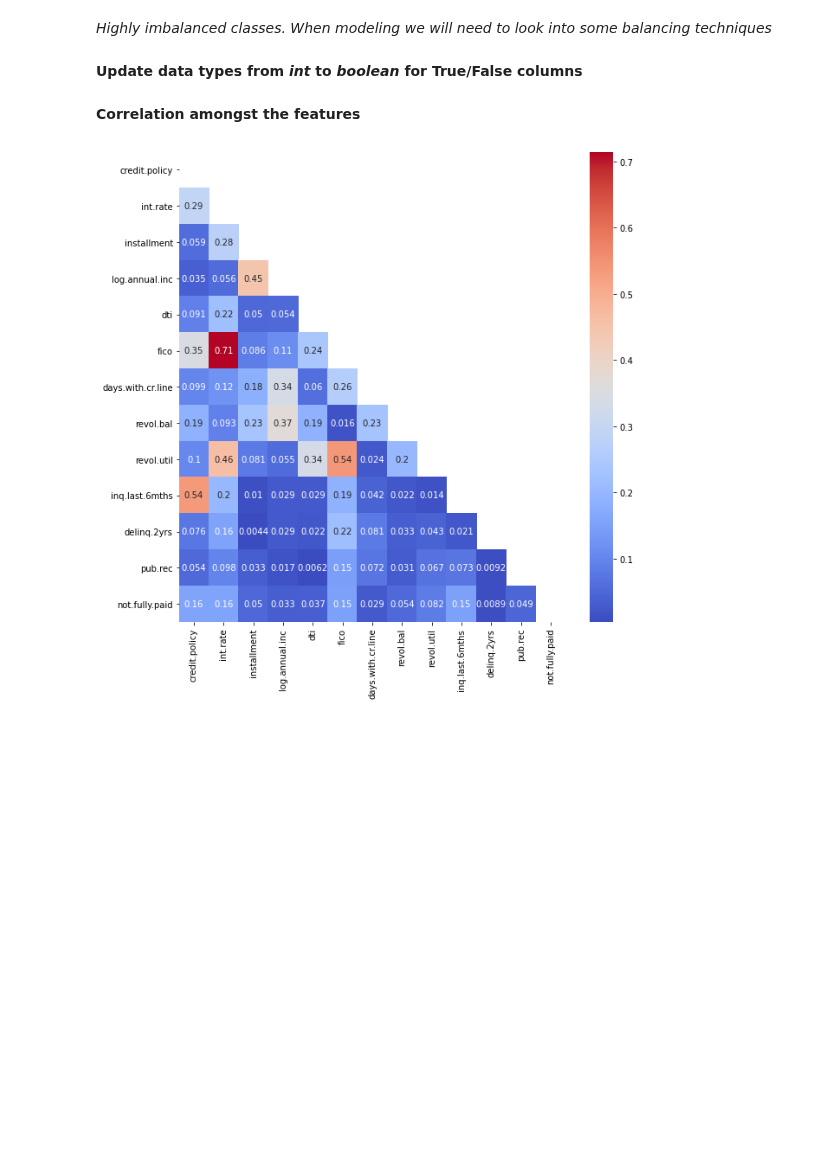
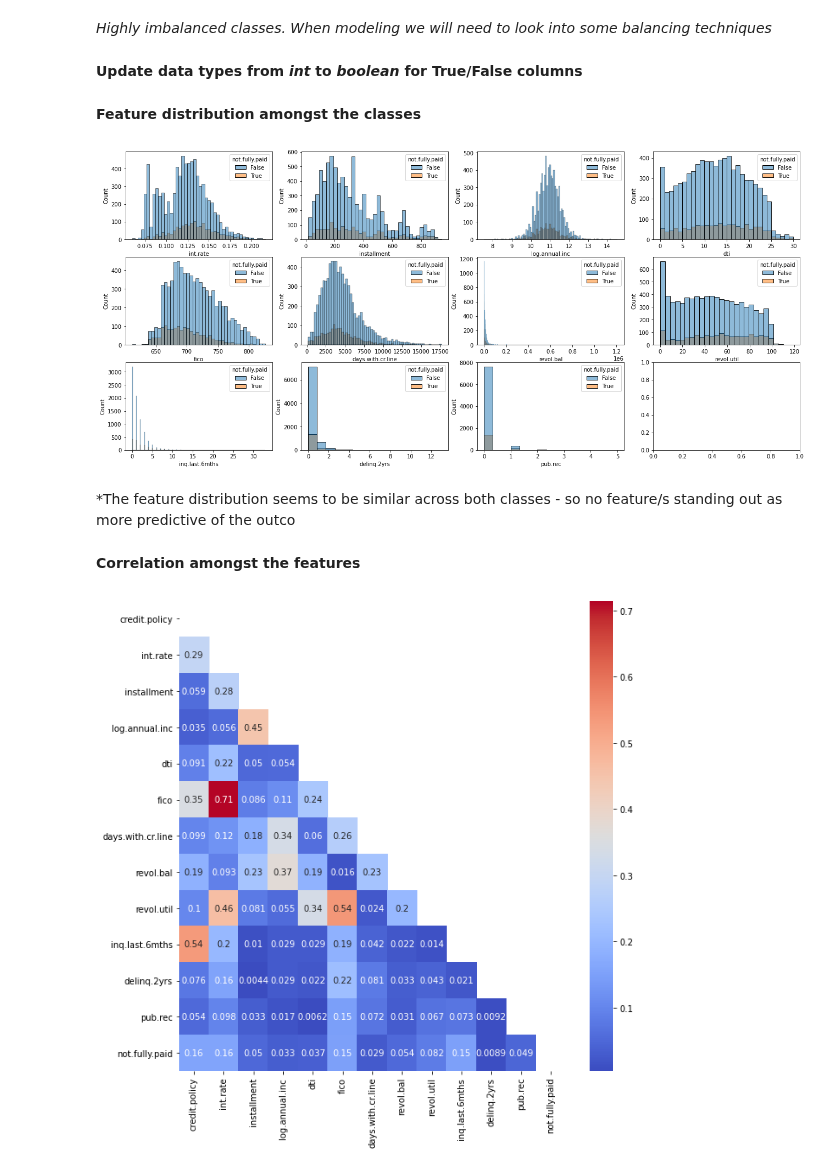
Before and after one commit to deepthiab/Loans_LC, a Jupyter notebook: EDA.ipynb, the cells around one changed output. Drawn from its saved outputs; the diff is of its cells as text; code cells hidden in the pictures; blank space fills up the shorter version.

Commit message:
Feature distribution amongst classes

```diff
--- a/EDA.ipynb
+++ b/EDA.ipynb
@@ -54,6 +54,21 @@ Name: not.fully.paid, dtype: float64
 # %%
 loan_data['not.fully.paid'] = loan_data['not.fully.paid'].astype(bool)
 loan_data['credit.policy'] = loan_data['credit.policy'].astype(bool)
+# %% [markdown]
+**Feature distribution amongst the classes**
+# %%
+numbers = loan_data.select_dtypes(['int64', 'float64']).columns
+fig, ax = plt.subplots(3,4, figsize=(22,10))
+ax=ax.ravel()
+
+count=0
+for i in numbers:
+    sns.histplot(data=loan_data, x=i, hue='not.fully.paid', ax=ax[count])
+    count+=1
+# %% [output]
+[figure, added]
+# %% [markdown]
+*The feature distribution seems to be similar across both classes - so no feature/s standing out as more predictive of the outco
 # %% [markdown]
 **Correlation amongst the features**
 # %%
```
